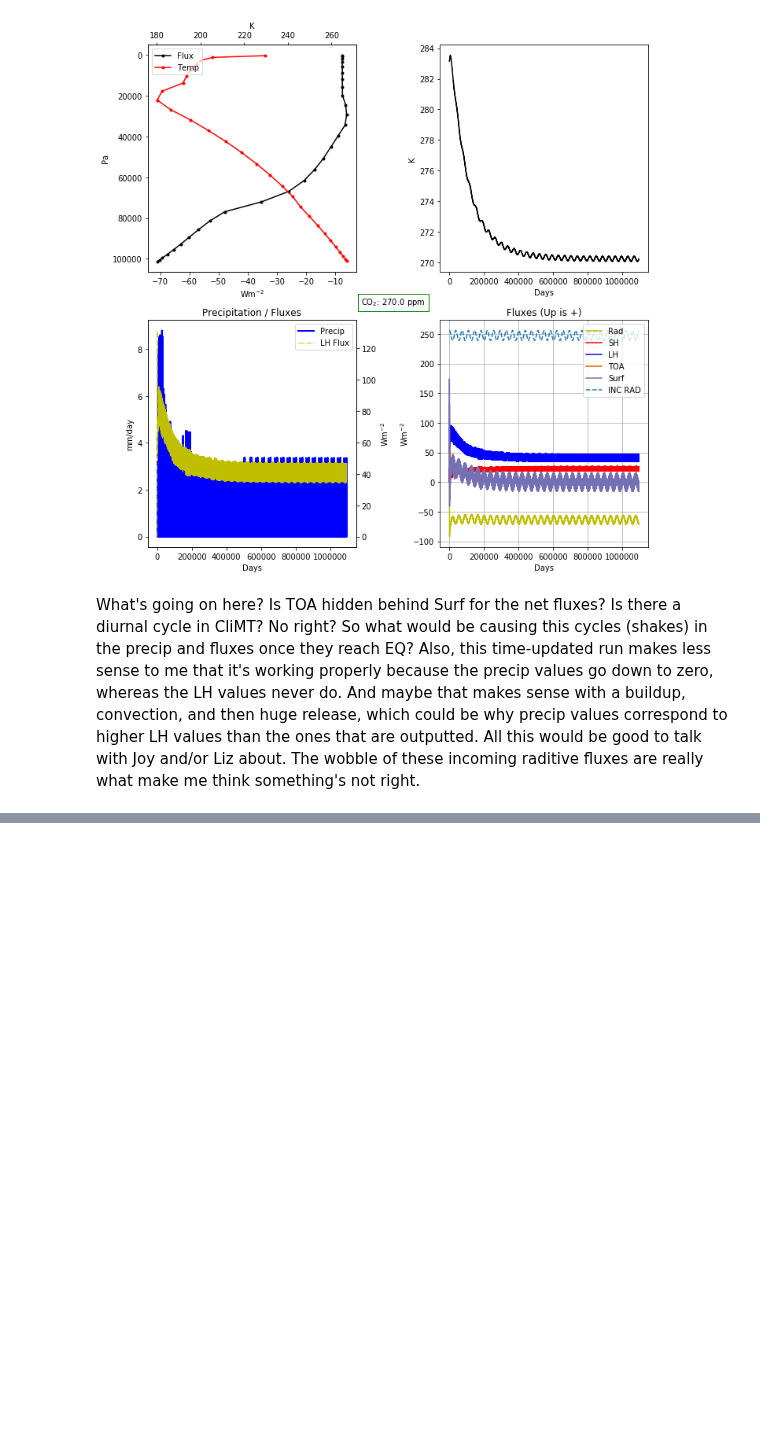
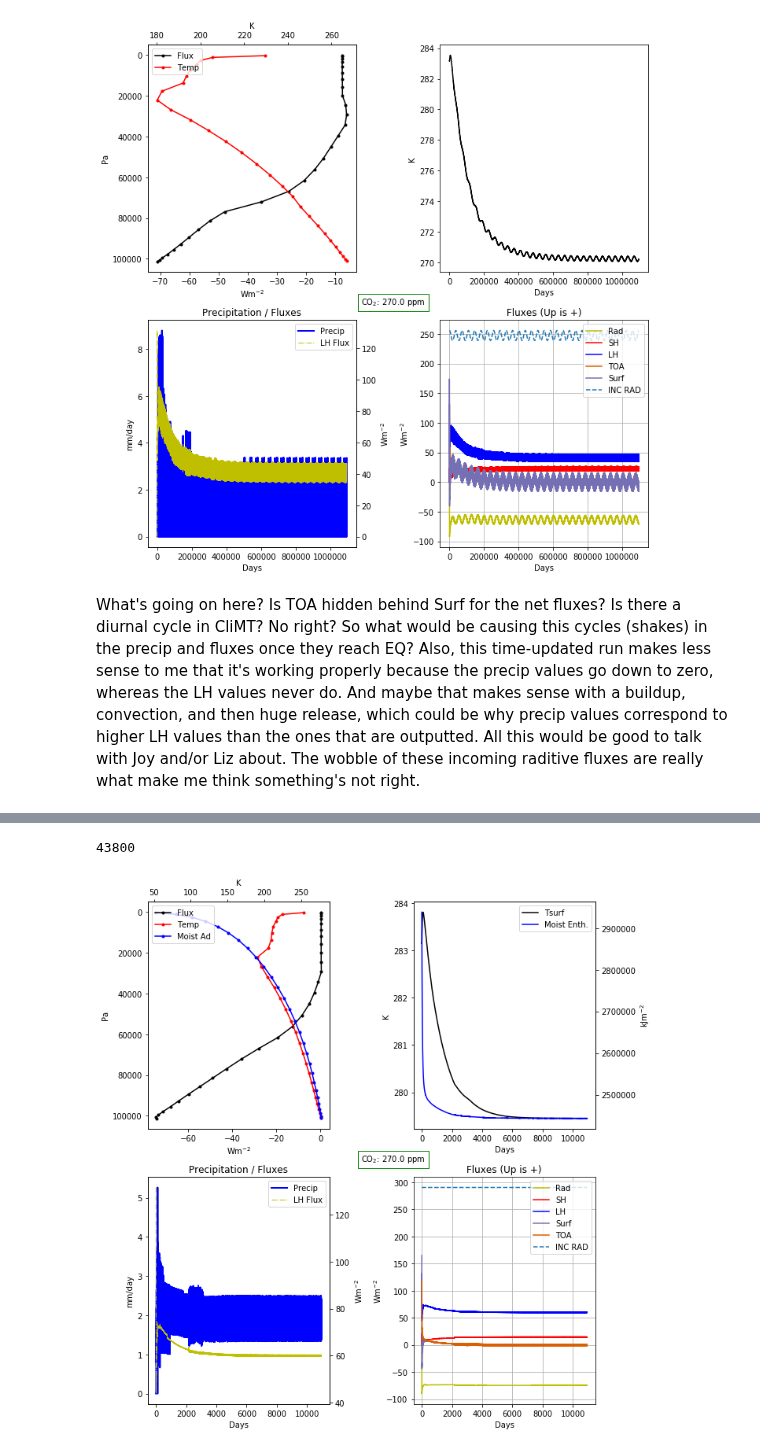
Before and after one commit to HaynesStephens/climproj, a Jupyter notebook: plot_time_series.ipynb, the cells around one changed output, grey strips where cells are left out. Cells and saved outputs as stored; diff of their text form; code cells hidden in the pictures; blank space fills up the shorter version.

```diff
--- a/plot_time_series.ipynb
+++ b/plot_time_series.ipynb
@@ -196,0 +209,5 @@ plot_time_series('test_a2_b1_c1_270i_939solar')
+# %%
+plot_time_series('test_a1_b1_c1_270i_939solar_dryconv_usurf_noseason')
+# %% [output]
+43800
+[figure, added]
```
Also changed, not shown: parts of 9 cells of this notebook, 8 other files.
